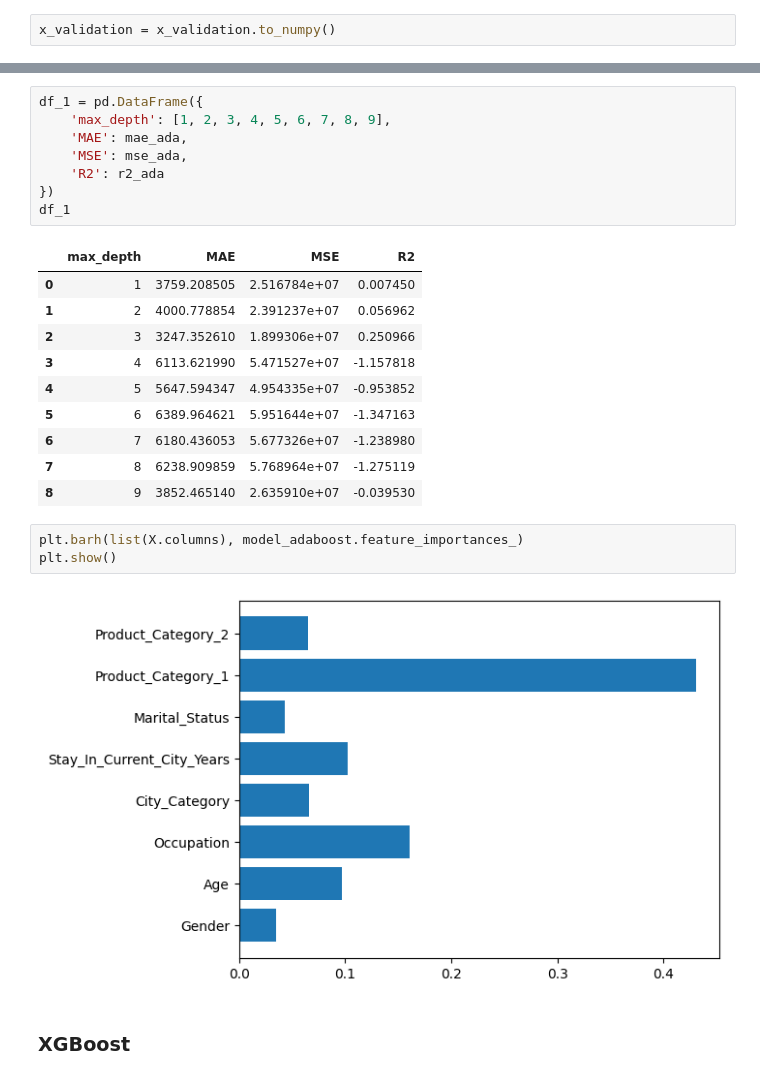
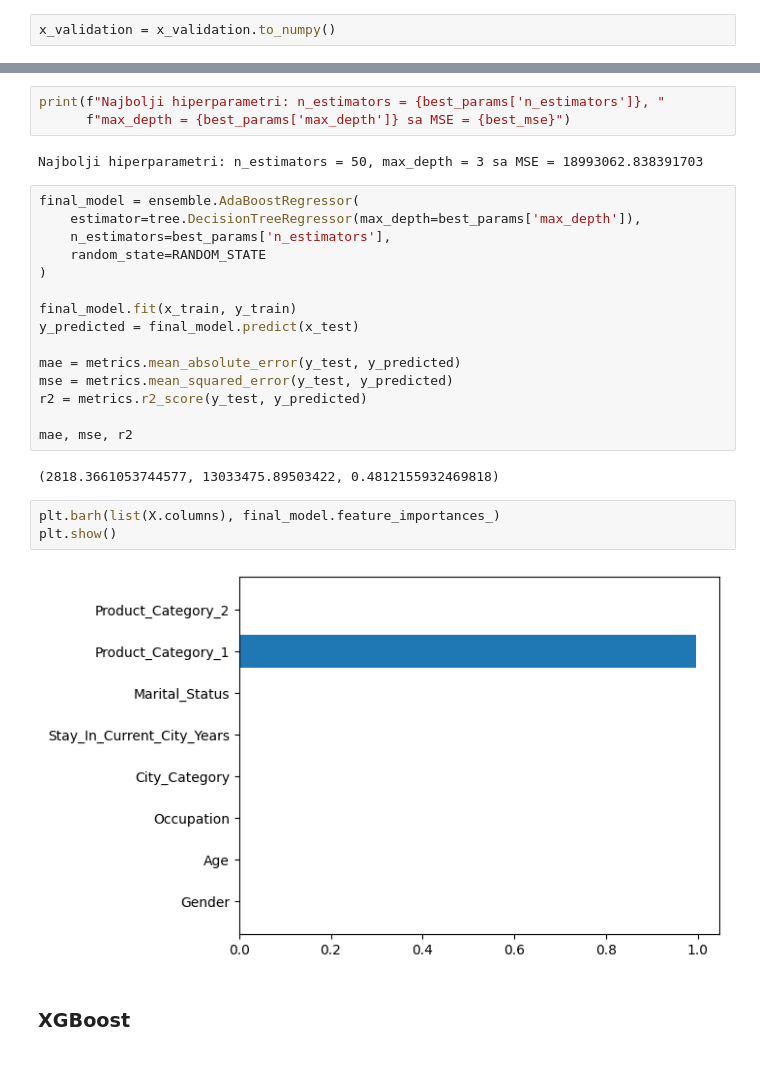
Before and after one commit to dunjica21/Projekat_ML, a Jupyter notebook: BlackFriday.ipynb, the cells around one changed output, grey strips where cells are left out. Saved outputs shown, nothing was run; the diff lists cells and outputs as text.

```diff
--- a/BlackFriday.ipynb
+++ b/BlackFriday.ipynb
@@ -560,27 +574,30 @@ for i in range(1,10):
 # %%
-df_1 = pd.DataFrame({
-    'max_depth': [1, 2, 3, 4, 5, 6, 7, 8, 9],
-    'MAE': mae_ada,
-    'MSE': mse_ada,
-    'R2': r2_ada
-})
-df_1
+print(f"Najbolji hiperparametri: n_estimators = {best_params['n_estimators']}, "
+      f"max_depth = {best_params['max_depth']} sa MSE = {best_mse}")
 # %% [output]
-|  | max_depth | MAE | MSE | R2 |
-| 0 | 1 | 3759.208505 | 2.516784e+07 | 0.007450 |
-| 1 | 2 | 4000.778854 | 2.391237e+07 | 0.056962 |
-| 2 | 3 | 3247.352610 | 1.899306e+07 | 0.250966 |
-| 3 | 4 | 6113.621990 | 5.471527e+07 | -1.157818 |
-| 4 | 5 | 5647.594347 | 4.954335e+07 | -0.953852 |
-| 5 | 6 | 6389.964621 | 5.951644e+07 | -1.347163 |
-| 6 | 7 | 6180.436053 | 5.677326e+07 | -1.238980 |
-| 7 | 8 | 6238.909859 | 5.768964e+07 | -1.275119 |
-| 8 | 9 | 3852.465140 | 2.635910e+07 | -0.039530 |
+Najbolji hiperparametri: n_estimators = 50, max_depth = 3 sa MSE = 18993062.838391703
+# %%
+final_model = ensemble.AdaBoostRegressor(
+    estimator=tree.DecisionTreeRegressor(max_depth=best_params['max_depth']),
+    n_estimators=best_params['n_estimators'],
+    random_state=RANDOM_STATE
+)
+
+final_model.fit(x_train, y_train)
+y_predicted = final_model.predict(x_test)
+
+mae = metrics.mean_absolute_error(y_test, y_predicted)
+mse = metrics.mean_squared_error(y_test, y_predicted)
+r2 = metrics.r2_score(y_test, y_predicted)
+
+mae, mse, r2
+# %% [output]
+(2818.3661053744577, 13033475.89503422, 0.4812155932469818)
 # %%
-plt.barh(list(X.columns), model_adaboost.feature_importances_)
+plt.barh(list(X.columns), final_model.feature_importances_)
 plt.show()
 # %% [output]
-[figure, old version]
+[figure, new version]
 # %% [markdown]
 ### XGBoost
 # %%
```
Also changed, not shown: parts of 11 cells of this notebook.
